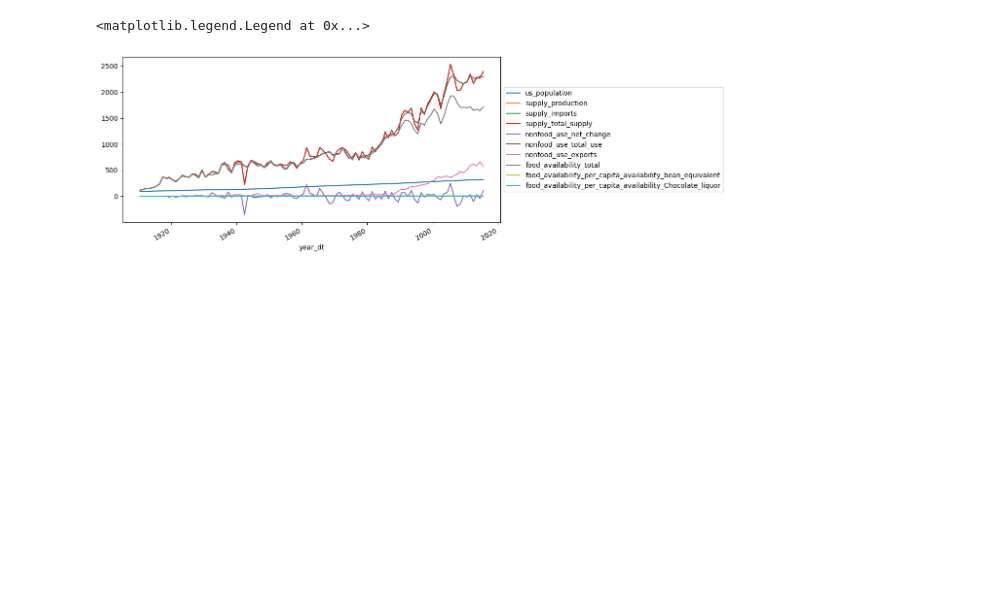
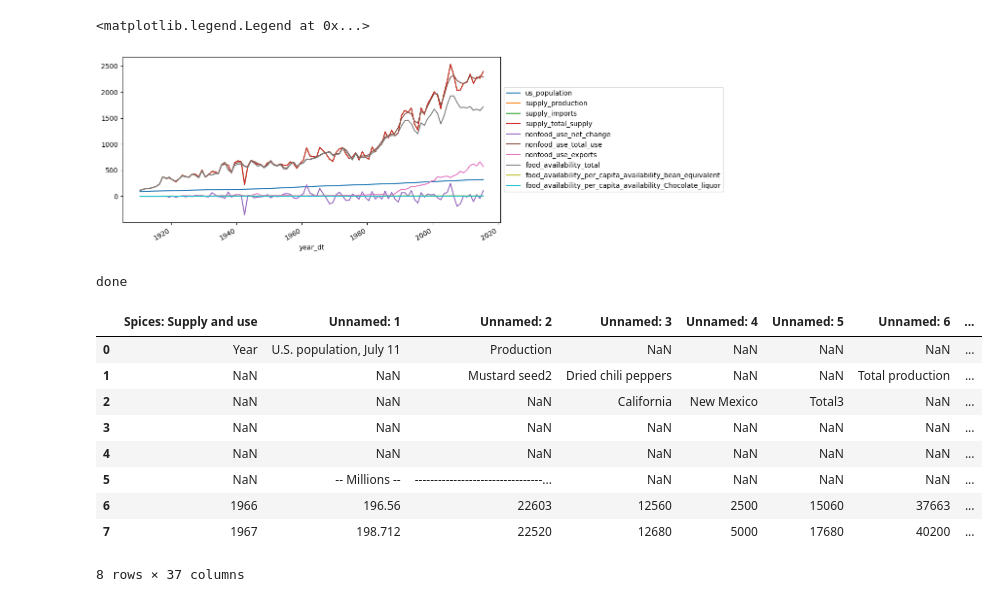
Before and after one commit to shinsooha/DATAproject, a Jupyter notebook: coffee.ipynb, the cells around one changed output. Saved outputs shown, nothing was run; the diff lists cells and outputs as text; code cells hidden in the pictures; blank space fills up the shorter version.

```diff
--- a/coffee.ipynb
+++ b/coffee.ipynb
@@ -381,0 +386,16 @@ cocoa_df.plot().legend(loc="center left", bbox_to_anchor=(1.0, 0.5))
+# %%
+spice_df = pd.read_excel(spice_path, sheet_name="Spices")
+print("done")
+spice_df.head(8)
+# %% [output]
+done
+|  | Spices: Supply and use | Unnamed: 1 | Unnamed: 2 | Unnamed: 3 | Unnamed: 4 | Unnamed: 5 | Unnamed: 6 | ... |
+| 0 | Year | U.S. population, July 11 | Production | NaN | NaN | NaN | NaN | ... |
+| 1 | NaN | NaN | Mustard seed2 | Dried chili peppers | NaN | NaN | Total production | ... |
+| 2 | NaN | NaN | NaN | California | New Mexico | Total3 | NaN | ... |
+| 3 | NaN | NaN | NaN | NaN | NaN | NaN | NaN | ... |
+| 4 | NaN | NaN | NaN | NaN | NaN | NaN | NaN | ... |
+| 5 | NaN | -- Millions -- | ---------------------------------... | NaN | NaN | NaN | NaN | ... |
+| 6 | 1966 | 196.56 | 22603 | 12560 | 2500 | 15060 | 37663 | ... |
+| 7 | 1967 | 198.712 | 22520 | 12680 | 5000 | 17680 | 40200 | ... |
+8 rows × 37 columns
```
Also changed, not shown: parts of 4 cells of this notebook.
